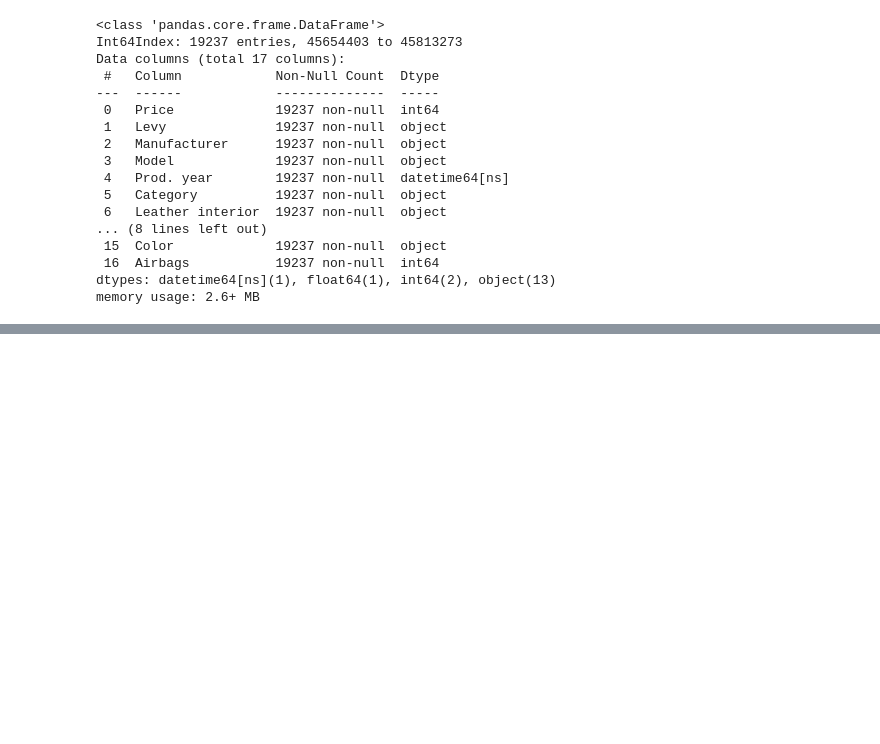
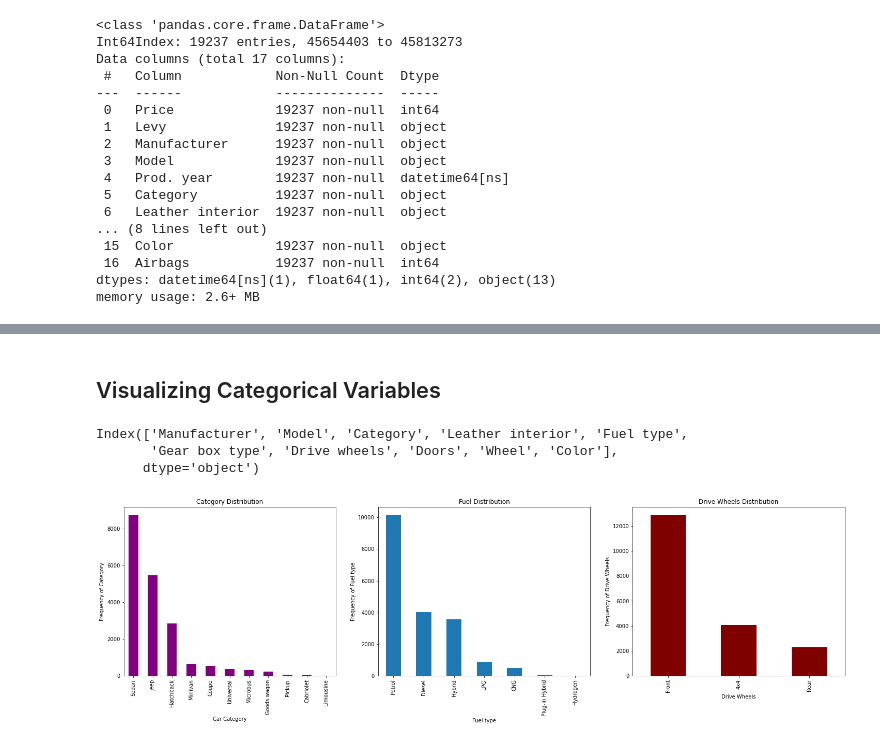
Before and after one commit to Mugangasia/Car-Price-Prediction-Challenge, a Jupyter notebook: car.ipynb, the cells around one changed output, grey strips where cells are left out. Cells and saved outputs as stored; diff of their text form; code cells hidden in the pictures; blank space fills up the shorter version.

```diff
--- a/car.ipynb
+++ b/car.ipynb
@@ -165,0 +217,30 @@ cars
+# %% [markdown]
+## Visualizing Categorical Variables
+# %%
+cat_variables = cars.select_dtypes(include= ['object']).columns
+cat_variables
+# %% [output]
+Index(['Manufacturer', 'Model', 'Category', 'Leather interior', 'Fuel type',
+       'Gear box type', 'Drive wheels', 'Doors', 'Wheel', 'Color'],
+      dtype='object')
+# %%
+plt.figure(figsize=(25,6))
+
+plt.subplot(1,3,1)
+plt1 = cars.Category.value_counts().plot(kind='bar',color = 'purple')
+plt.title('Category Distribution')
+plt1.set(xlabel = 'Car Category',ylabel = 'Frequency of Category')
+
+plt.subplot(1,3,2)
+plt1 = cars['Fuel type'].value_counts().plot(kind='bar')
+plt.title('Fuel Distribution')
+plt1.set(xlabel = 'Fuel type',ylabel = 'Frequency of Fuel type')
+
+plt.subplot(1,3,3)
+plt1 = cars['Drive wheels'].value_counts().plot(kind='bar',color ='maroon')
+plt.title('Drive Wheels Distribution')
+plt1.set(xlabel = 'Drive Wheels',ylabel = 'Frequency of Drive Wheels')
+
+plt.show()
+# %% [output]
+[figure, added]
```
Also changed, not shown: parts of 14 cells of this notebook.
